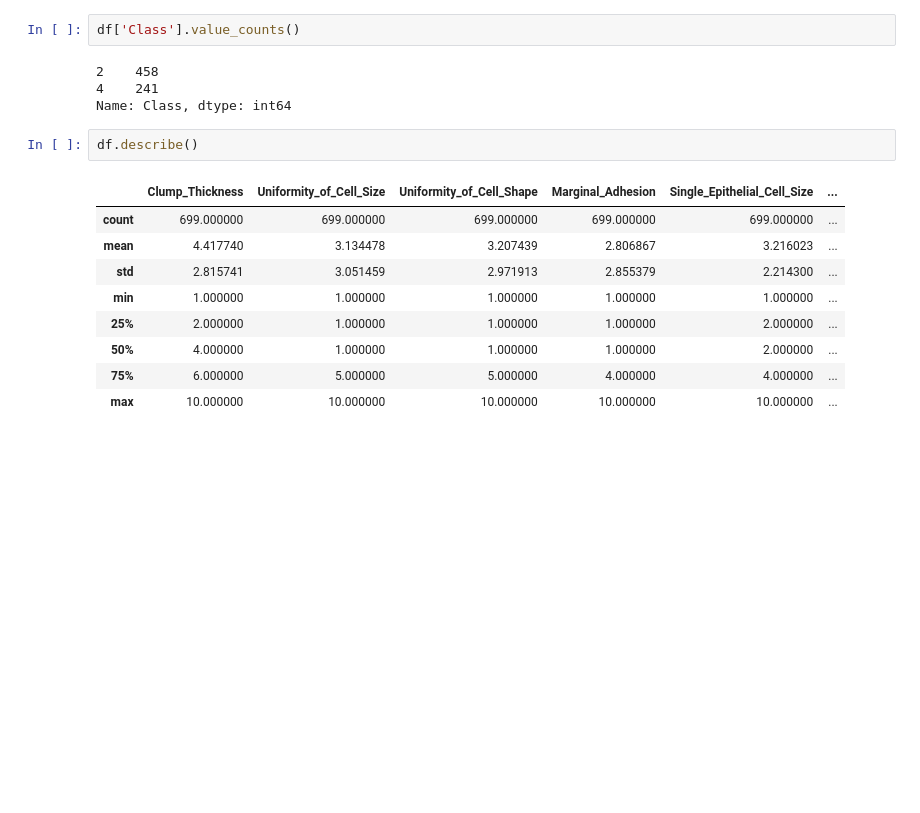
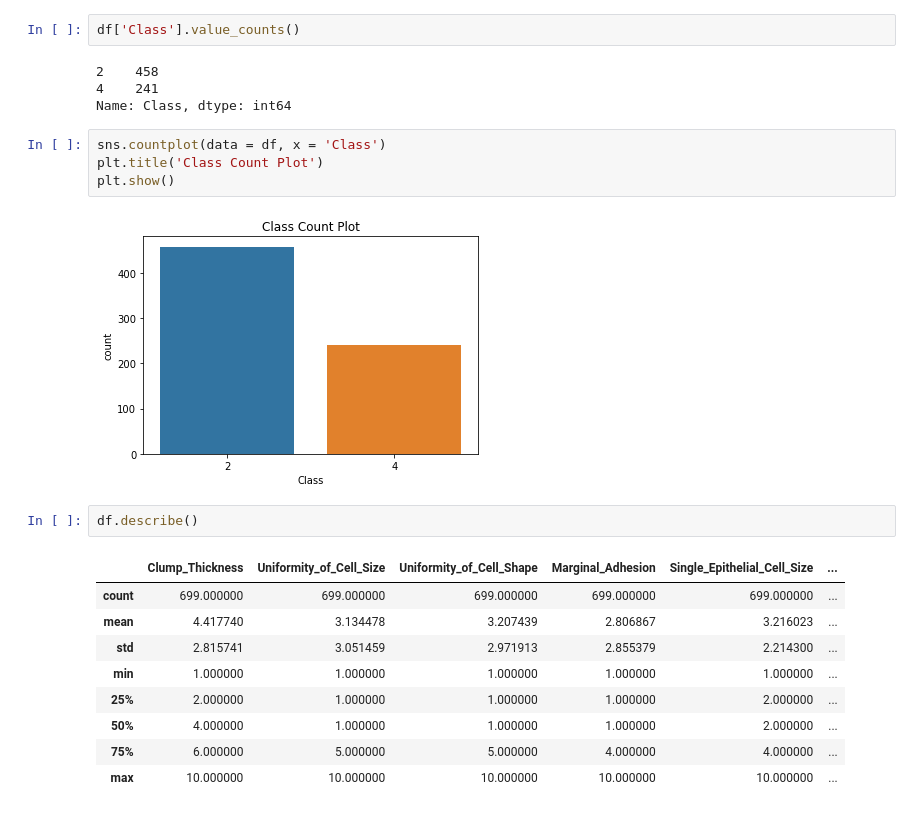
Before and after one commit to delwester/Springboard, a Jupyter notebook: Capstone3/Capstone_3.ipynb, the cells around one changed output. Cells and saved outputs as stored; diff of their text form; blank space fills up the shorter version.

```diff
--- a/Capstone3/Capstone_3.ipynb
+++ b/Capstone3/Capstone_3.ipynb
@@ -133,6 +133,12 @@ df['Class'].value_counts()
 2    458
 4    241
 Name: Class, dtype: int64
+# %%
+sns.countplot(data = df, x = 'Class')
+plt.title('Class Count Plot')
+plt.show()
+# %% [output]
+[figure, added]
 # %%
 df.describe()
 # %% [output]
```
Also changed, not shown: parts of 45 cells of this notebook, 2 other files.
